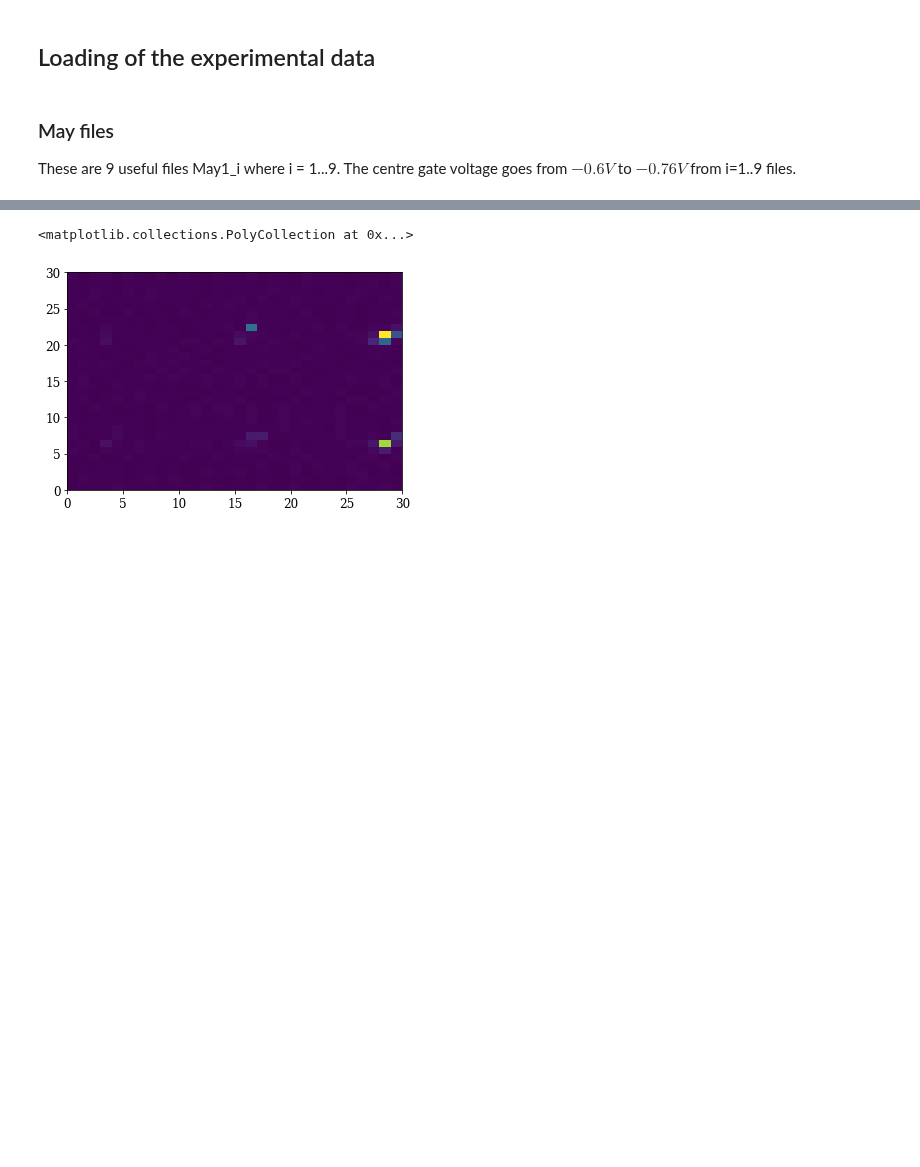
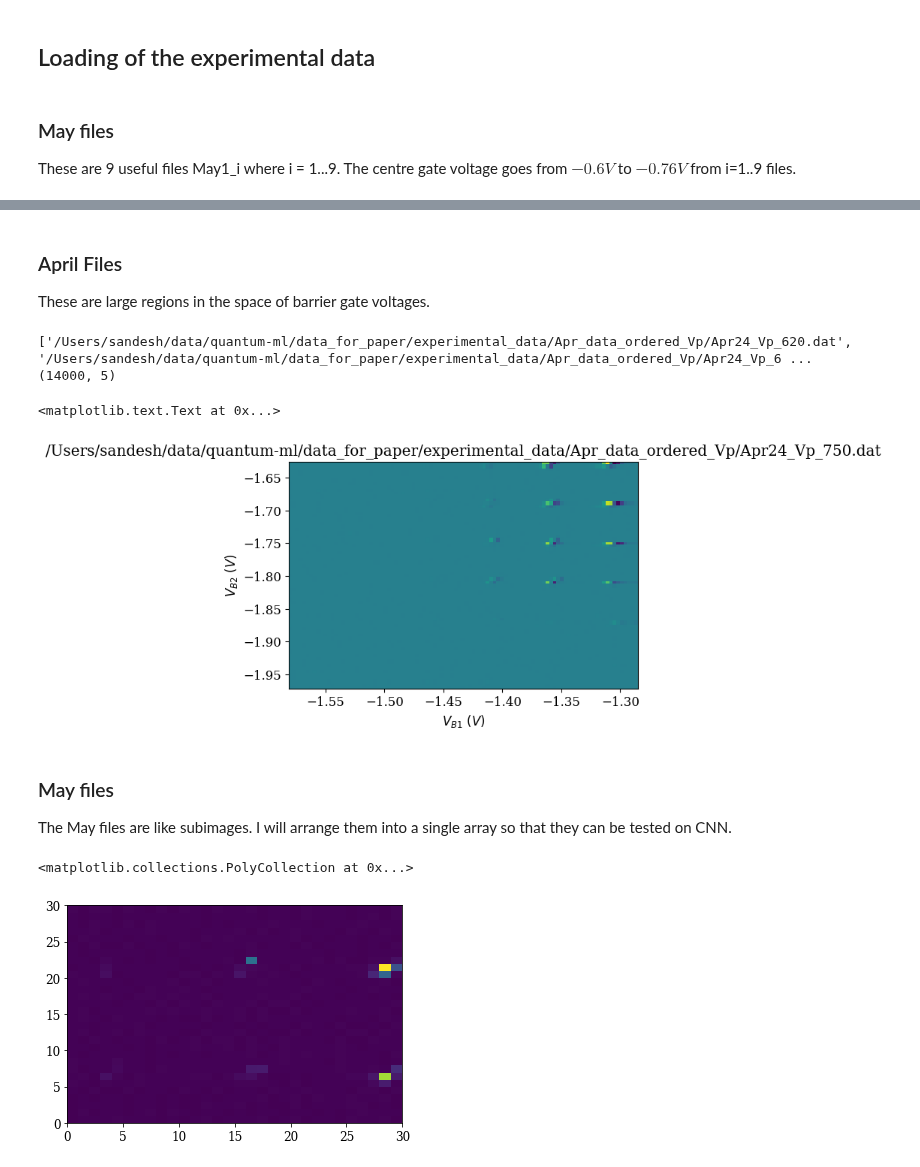
Before and after one commit to Quantumgame/quantum-ml, a Jupyter notebook: Machine Learning/Classification of Experimental Data.ipynb, the cells around one changed output, grey strips where cells are left out. Drawn from its saved outputs; the diff is of its cells as text; code cells hidden in the pictures; blank space fills up the shorter version.

```diff
--- a/Machine Learning/Classification of Experimental Data.ipynb
+++ b/Machine Learning/Classification of Experimental Data.ipynb
@@ -53,0 +52,36 @@ plt.savefig("/Users/sandesh/Desktop/start_exp_data.png",dpi=300)
+# %% [markdown]
+### April Files
+These are large regions in the space of barrier gate voltages.
+# %%
+index = 7
+files = sorted(glob.glob("/Users/sandesh/data/quantum-ml/data_for_paper/experimental_data/Apr_data_ordered_Vp/*.dat"))
+print(files)
+filename = files[index]
+dat = np.loadtxt(filename)
+print(dat.shape)
+
+# values from the data
+points = (dat[:,0],dat[:,2])
+values = dat[:,3]
+
+V_b1 = np.linspace(np.min(points[0]),np.max(points[0]),100)
+V_b2 = np.linspace(np.min(points[1]),np.max(points[1]),100)
+XX,YY = np.meshgrid(V_b1,V_b2)
+
+z = scipy.interpolate.griddata(points,values,(XX,YY),method="nearest")
+plt.pcolor(XX,YY,np.gradient(z)[1])
+plt.xlabel(r"$V_{B1}\ (V)$")
+plt.ylabel(r"$V_{B2}\ (V)$")
+#frame1 = plt.gca()
+#frame1.axes.xaxis.set_ticklabels([])
+#frame1.axes.yaxis.set_ticklabels([])
+frame1.set_aspect('equal')
+plt.title(filename)
+# %% [output]
+['/Users/sandesh/data/quantum-ml/data_for_paper/experimental_data/Apr_data_ordered_Vp/Apr24_Vp_620.dat', '/Users/sandesh/data/quantum-ml/data_for_paper/experimental_data/Apr_data_ordered_Vp/Apr24_Vp_6 ...
+(14000, 5)
+<matplotlib.text.Text at 0x...>
+[figure, added]
+# %% [markdown]
+### May files
+The May files are like subimages. I will arrange them into a single array so that they can be tested on CNN.
```
Also changed, not shown: parts of 19 cells of this notebook, 1 other file.
